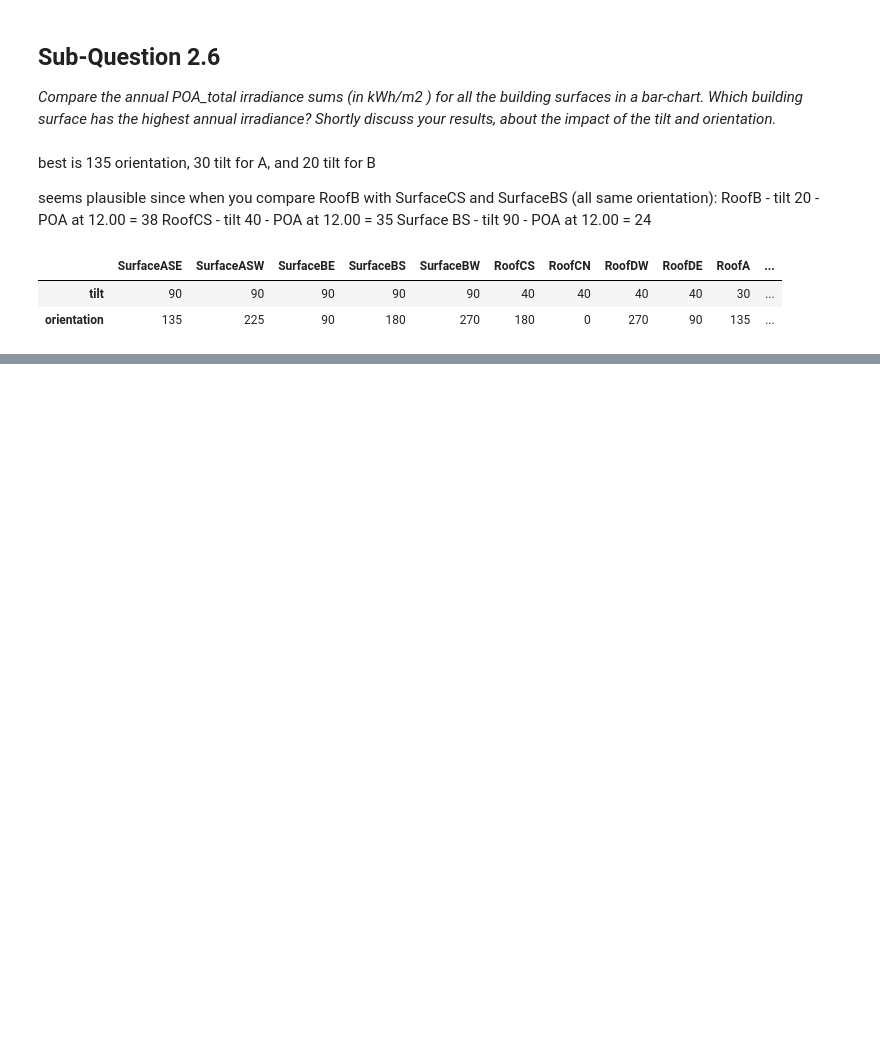
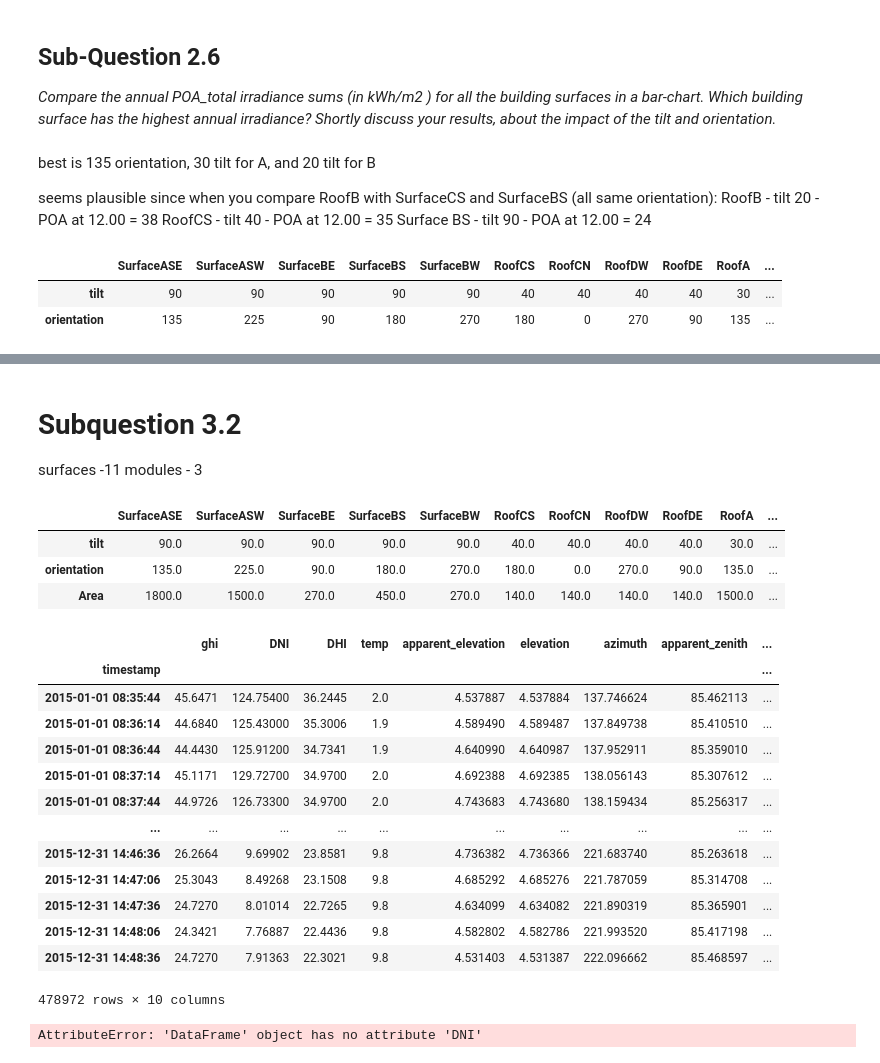
Before and after one commit to ncgarrood/utrechtsmartdistricpartA, a Jupyter notebook: CodeWalkThrough.ipynb, the cells around one changed output, grey strips where cells are left out. Drawn from its saved outputs; the diff is of its cells as text; code cells hidden in the pictures; blank space fills up the shorter version.

```diff
--- a/CodeCleanupWalkThrough.ipynb
+++ b/CodeWalkThrough.ipynb
@@ -274,0 +318,68 @@ BUILDINGS_df_update
+# %% [markdown]
+# Subquestion 3.2
+
+surfaces -11
+modules  - 3
+# %%
+BUILDINGS_tilts_areas
+# %% [output]
+|  | SurfaceASE | SurfaceASW | SurfaceBE | SurfaceBS | SurfaceBW | RoofCS | RoofCN | RoofDW | RoofDE | RoofA | ... |
+| tilt | 90.0 | 90.0 | 90.0 | 90.0 | 90.0 | 40.0 | 40.0 | 40.0 | 40.0 | 30.0 | ... |
+| orientation | 135.0 | 225.0 | 90.0 | 180.0 | 270.0 | 180.0 | 0.0 | 270.0 | 90.0 | 135.0 | ... |
+| Area | 1800.0 | 1500.0 | 270.0 | 450.0 | 270.0 | 140.0 | 140.0 | 140.0 | 140.0 | 1500.0 | ... |
+# %%
+Utrecht_data #recall this was called using load_location_and_solar_angles function
+# %% [output]
+|  | ghi | DNI | DHI | temp | apparent_elevation | elevation | azimuth | apparent_zenith | ... |
+| timestamp |  |  |  |  |  |  |  |  | ... |
+| 2015-01-01 08:35:44 | 45.6471 | 124.75400 | 36.2445 | 2.0 | 4.537887 | 4.537884 | 137.746624 | 85.462113 | ... |
+| 2015-01-01 08:36:14 | 44.6840 | 125.43000 | 35.3006 | 1.9 | 4.589490 | 4.589487 | 137.849738 | 85.410510 | ... |
+| 2015-01-01 08:36:44 | 44.4430 | 125.91200 | 34.7341 | 1.9 | 4.640990 | 4.640987 | 137.952911 | 85.359010 | ... |
+| 2015-01-01 08:37:14 | 45.1171 | 129.72700 | 34.9700 | 2.0 | 4.692388 | 4.692385 | 138.056143 | 85.307612 | ... |
+| 2015-01-01 08:37:44 | 44.9726 | 126.73300 | 34.9700 | 2.0 | 4.743683 | 4.743680 | 138.159434 | 85.256317 | ... |
+| ... | ... | ... | ... | ... | ... | ... | ... | ... | ... |
+| 2015-12-31 14:46:36 | 26.2664 | 9.69902 | 23.8581 | 9.8 | 4.736382 | 4.736366 | 221.683740 | 85.263618 | ... |
+| 2015-12-31 14:47:06 | 25.3043 | 8.49268 | 23.1508 | 9.8 | 4.685292 | 4.685276 | 221.787059 | 85.314708 | ... |
+| 2015-12-31 14:47:36 | 24.7270 | 8.01014 | 22.7265 | 9.8 | 4.634099 | 4.634082 | 221.890319 | 85.365901 | ... |
+| 2015-12-31 14:48:06 | 24.3421 | 7.76887 | 22.4436 | 9.8 | 4.582802 | 4.582786 | 221.993520 | 85.417198 | ... |
+| 2015-12-31 14:48:36 | 24.7270 | 7.91363 | 22.3021 | 9.8 | 4.531403 | 4.531387 | 222.096662 | 85.468597 | ... |
+478972 rows × 10 columns
+# %%
+from pvlib.irradiance import get_total_irradiance,disc,dirint,dirindex,erbs,aoi
+from pvlib.solarposition import ephemeris
+from pvlib.atmosphere import get_relative_airmass,get_absolute_airmass
+from pvlib.clearsky import lookup_linke_turbidity,ineichen
+from pvlib.pvsystem import sapm_effective_irradiance, sapm
+from pvlib.temperature import sapm_cell
+
+def get_aoi_and_POAs(BUILDINGS_tilts_areas:dict, location_data):
+
+    #note most of same variables so one function, using brackets notation for things that will eventually need to be in a for loop
+
+    surface_tilt = BUILDINGS_tilts_areas['SurfaceASE']['tilt']
+    surface_azimuth = BUILDINGS_tilts_areas['SurfaceASE']['orientation']
+    solar_zenith =  location_data.zenith
+    solar_azimuth = location_data.azimuth
+
+    df_aoi = aoi(surface_tilt, surface_azimuth, solar_zenith, solar_azimuth)
+
+    dni = location_data.DNI #note for Eindhoven it would need to be .dirindex (could use previous function?)
+    ghi = location_data.ghi
+    dhi = location_data.DHI #and again for Eind -> .assign(dhi_from_dni = lambda df: df.ghi  - np.cos(np.rad2deg(df.zenith))*df[model] )
+
+    df_POAs = get_total_irradiance(surface_tilt, surface_azimuth, solar_zenith, solar_azimuth, dni, ghi, dhi)
+    df_aoi_POA = df_aoi.to_frame().merge(df_POAs, left_index=True, right_index=True, how= 'left')
+    return df_aoi_POA
+
+def get_DC_output(location:str, BUILDINGS_tilts_areas:dict):
+
+    location_data = load_location_and_solar_angles(location)
+    df_aoi_POA = get_aoi_and_POAs(BUILDINGS_tilts_areas, location_data)
+    location_data = location_data.merge(df_aoi_POA, left_index=True, right_index=True, how= 'left')
+    return location_data
+
+get_DC_output('Eindhoven', BUILDINGS_tilts_areas)
+
+#get_aoi_and_POAs(BUILDINGS_tilts_areas, Utrecht_data)
+# %% [output]
+AttributeError: 'DataFrame' object has no attribute 'DNI'
```
Also changed, not shown: parts of 15 cells of this notebook, 1 other file.
